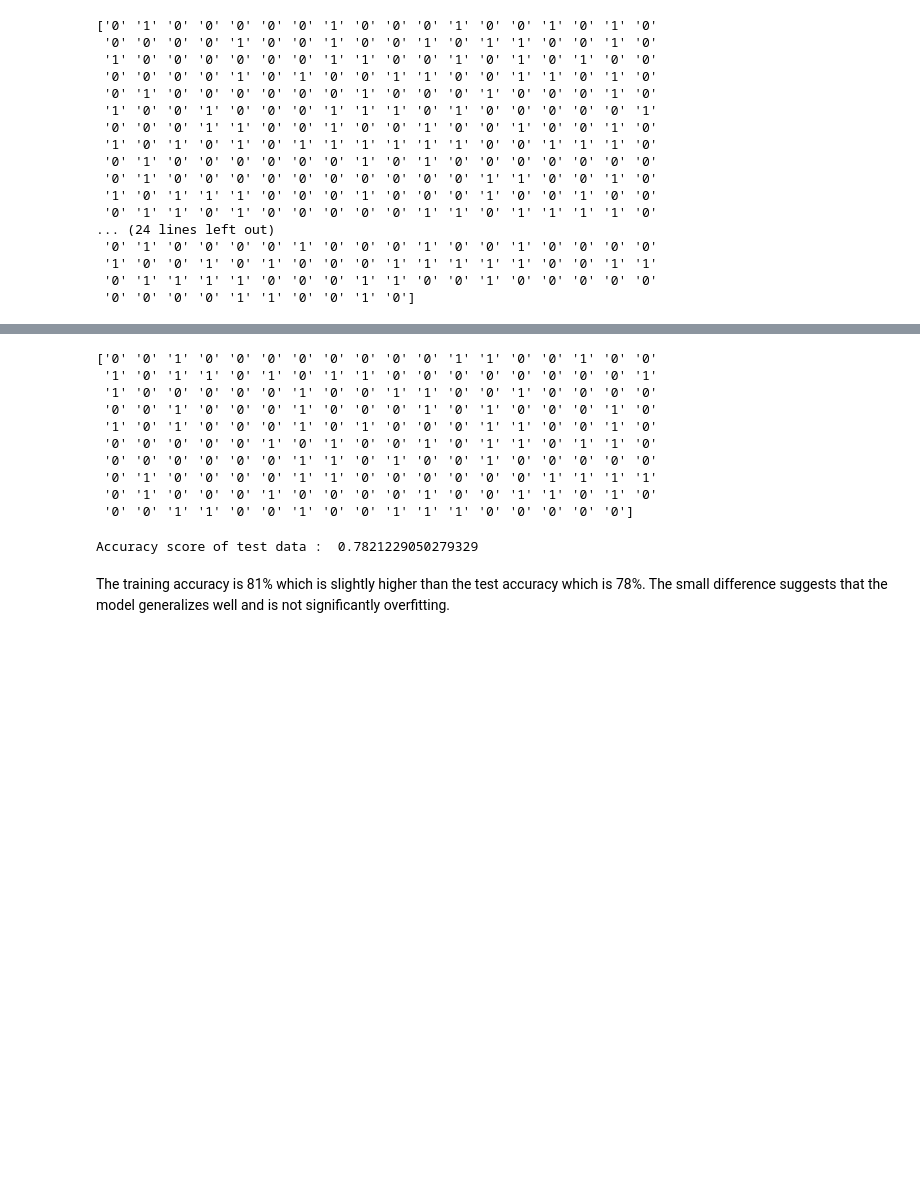
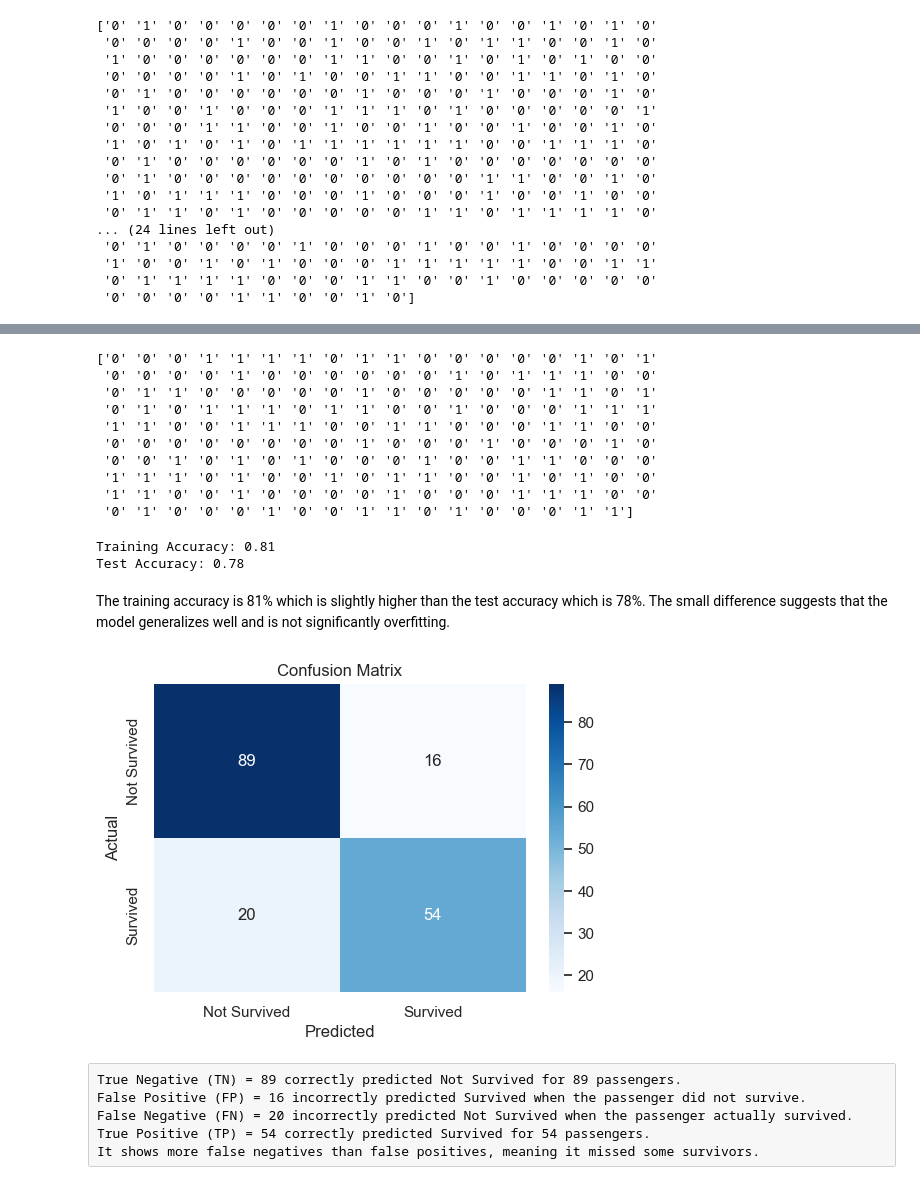
Before and after one commit to ndia4343/logistic-regression-work, a Jupyter notebook: Titanic Classification .ipynb, the cells around one changed output, grey strips where cells are left out. Drawn from its saved outputs; the diff is of its cells as text; code cells hidden in the pictures; blank space fills up the shorter version.

```diff
--- a/Titanic Classification .ipynb
+++ b/Titanic Classification .ipynb
@@ -275,3 +275,7 @@ X_train,X_test,Y_train,Y_test = train_test_split(X,Y, test_size=0.2, random_stat
+# %%
+scaler = StandardScaler()
+X_train = scaler.fit_transform(X_train)  # Fit & transform training data
+X_test = scaler.transform(X_test)  # Transform test data
 # %%
 print(X.shape,X_train.shape,X_test.shape)
 # %% [output]
@@ -330,22 +320,41 @@ X_test_prediction = model.predict(X_test)
 # %%
 print(X_test_prediction)
 # %% [output]
-['0' '0' '1' '0' '0' '0' '0' '0' '0' '0' '0' '1' '1' '0' '0' '1' '0' '0'
- '1' '0' '1' '1' '0' '1' '0' '1' '1' '0' '0' '0' '0' '0' '0' '0' '0' '1'
- '1' '0' '0' '0' '0' '0' '1' '0' '0' '1' '1' '0' '0' '1' '0' '0' '0' '0'
- '0' '0' '1' '0' '0' '0' '1' '0' '0' '0' '1' '0' '1' '0' '0' '0' '1' '0'
- '1' '0' '1' '0' '0' '0' '1' '0' '1' '0' '0' '0' '1' '1' '0' '0' '1' '0'
- '0' '0' '0' '0' '0' '1' '0' '1' '0' '0' '1' '0' '1' '1' '0' '1' '1' '0'
- '0' '0' '0' '0' '0' '0' '1' '1' '0' '1' '0' '0' '1' '0' '0' '0' '0' '0'
- '0' '1' '0' '0' '0' '0' '1' '1' '0' '0' '0' '0' '0' '0' '1' '1' '1' '1'
- '0' '1' '0' '0' '0' '1' '0' '0' '0' '0' '1' '0' '0' '1' '1' '0' '1' '0'
- '0' '0' '1' '1' '0' '0' '1' '0' '0' '1' '1' '1' '0' '0' '0' '0' '0']
+['0' '0' '0' '1' '1' '1' '1' '0' '1' '1' '0' '0' '0' '0' '0' '1' '0' '1'
+ '0' '0' '0' '0' '1' '0' '0' '0' '0' '0' '0' '1' '0' '1' '1' '1' '0' '0'
+ '0' '1' '1' '0' '0' '0' '0' '0' '1' '0' '0' '0' '0' '0' '1' '1' '0' '1'
+ '0' '1' '0' '1' '1' '1' '0' '1' '1' '0' '0' '1' '0' '0' '0' '1' '1' '1'
+ '1' '1' '0' '0' '1' '1' '1' '0' '0' '1' '1' '0' '0' '0' '1' '1' '0' '0'
+ '0' '0' '0' '0' '0' '0' '0' '0' '1' '0' '0' '0' '1' '0' '0' '0' '1' '0'
+ '0' '0' '1' '0' '1' '0' '1' '0' '0' '0' '1' '0' '0' '1' '1' '0' '0' '0'
+ '1' '1' '1' '0' '1' '0' '0' '1' '0' '1' '1' '0' '0' '1' '0' '1' '0' '0'
+ '1' '1' '0' '0' '1' '0' '0' '0' '0' '1' '0' '0' '0' '1' '1' '1' '0' '0'
+ '0' '1' '0' '0' '0' '1' '0' '0' '1' '1' '0' '1' '0' '0' '0' '1' '1']
-# %%
-# checking test accuracy:
-test_data_accuracy = accuracy_score(Y_test,X_test_prediction)
-print('Accuracy score of test data : ', test_data_accuracy)
-# %% [output]
-Accuracy score of test data :  0.7821229050279329
+# %%
+print(f"Training Accuracy: {training_data_accuracy:.2f}")
+print(f"Test Accuracy: {test_data_accuracy:.2f}")
+# %% [output]
+Training Accuracy: 0.81
+Test Accuracy: 0.78
 # %% [markdown]
 The training accuracy is 81% which is slightly higher than the test accuracy which is 78%.
 The small difference suggests that the model generalizes well and is not significantly overfitting.
+# %%
+# Generate Confusion Matrix
+cm = confusion_matrix(Y_test, X_test_prediction)
+
+# Plot the Confusion Matrix
+plt.figure(figsize=(6,4))
+sns.heatmap(cm, annot=True, fmt='d', cmap='Blues', xticklabels=['Not Survived', 'Survived'], yticklabels=['Not Survived', 'Survived'])
+plt.xlabel('Predicted')
+plt.ylabel('Actual')
+plt.title('Confusion Matrix')
+plt.show()
+# %% [output]
+[figure, added]
+# %% [raw]
+True Negative (TN) = 89 correctly predicted Not Survived for 89 passengers.
+False Positive (FP) = 16 incorrectly predicted Survived when the passenger did not survive.
+False Negative (FN) = 20 incorrectly predicted Not Survived when the passenger actually survived.
+True Positive (TP) = 54 correctly predicted Survived for 54 passengers.
+It shows more false negatives than false positives, meaning it missed some survivors.
```
Also changed, not shown: parts of 6 cells of this notebook.
